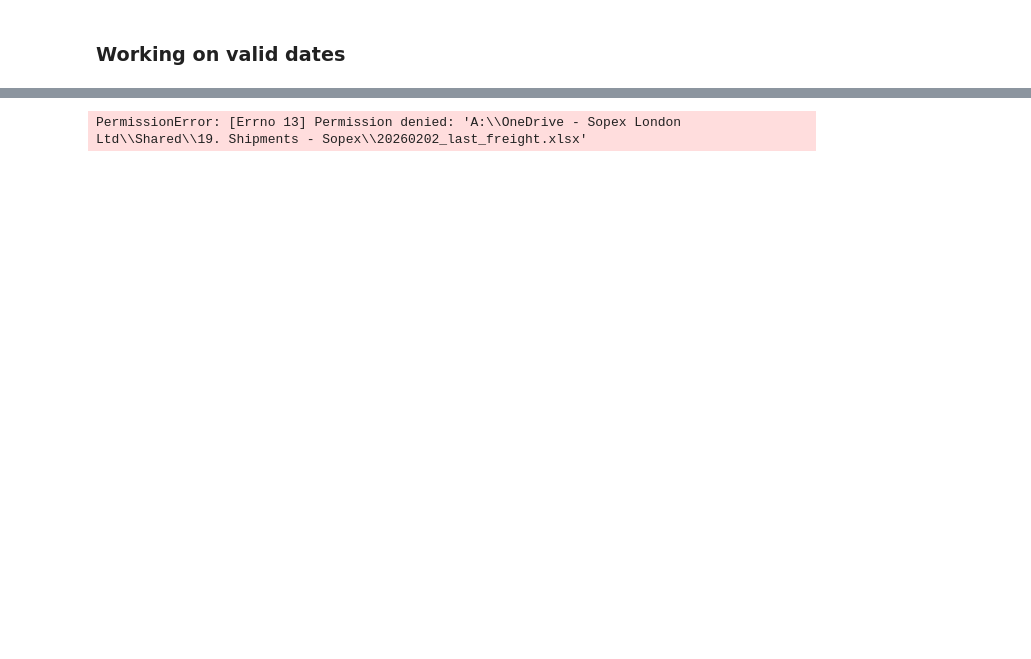
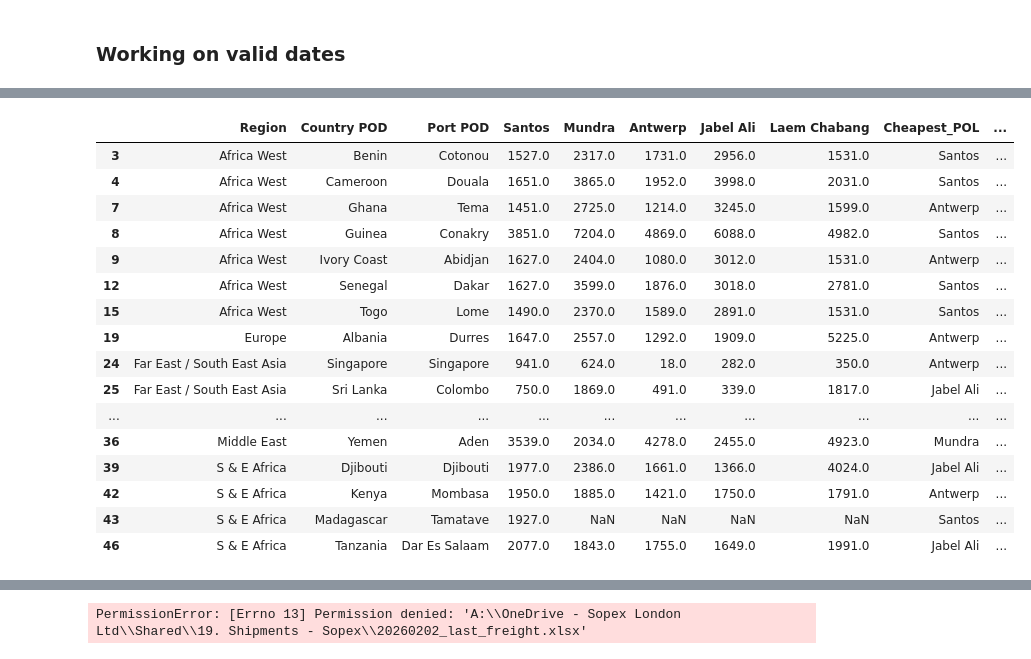
Before and after one commit to raveh13/Freight_Analysis, a Jupyter notebook: Freight_containers_matrix_building_project.ipynb, the cells around one changed output, grey strips where cells are left out. Drawn from its saved outputs; the diff is of its cells as text; code cells hidden in the pictures; blank space fills up the shorter version.

```diff
--- a/Freight_containers_matrix_building_project.ipynb
+++ b/Freight_containers_matrix_building_project.ipynb
@@ -65,0 +44,8 @@ display(freight.info())
+# %%
+freight= df[['Port POL', 'Country POD', 'Port POD',
+             'Freight_All_In_Karen',
+             'Shipping Line',
+             'Standardized', 'Region']].copy()
+
+display(freight.tail())
+print(freight.info())
@@ -176,0 +151,5 @@ df_future.to_excel(full_path, index=False)
+# %%
+pivot_flat = pivot_flat[['Region', 'Country POD','Port POD', 'Santos', 'Mundra','Antwerp', 'Jabel Ali', 'Laem Chabang']].copy()
+
+display(pivot_flat.head())
+print(pivot_flat.info())
@@ -176,0 +202,8 @@ df_future.to_excel(full_path, index=False)
+# %%
+pivot_ports = pivot_flat[pivot_flat["Port POD"].isin(ports_pod_select)].copy()
+
+pivot_ports = pivot_ports.sort_values(["Region", "Country POD", "Port POD"])
+
+pivot_ports.loc[:, pivot_ports.select_dtypes("number").columns] = (pivot_ports.select_dtypes("number").replace(0, np.nan))
+
+display(pivot_ports)
@@ -176,0 +228,7 @@ df_future.to_excel(full_path, index=False)
+# %%
+freight_cols = pivot_ports.select_dtypes("number").columns
+
+pivot_ports["Cheapest_POL"]   = pivot_ports[freight_cols].idxmin(axis=1)
+#pivot_ports["Cheapest_Value"] = pivot_ports[freight_cols].min(axis=1)
+
+display(pivot_ports)
@@ -176,0 +253,30 @@ df_future.to_excel(full_path, index=False)
+# %%
+#Different ports:
+pivot_ports["LQW_Santos"]   = (pivot_ports["Santos"]   / 27).round(1)
+pivot_ports["HQW_Santos"]   = (pivot_ports["Santos"]   / 26).round(1)
+pivot_ports["HQW_India"]    = (pivot_ports["Mundra"]   / 27).round(1)
+pivot_ports["LQW_India"]    = (pivot_ports["Mundra"]   / 27).round(1)
+pivot_ports["HQW_Antwerp"]  = (pivot_ports["Antwerp"]  / 24).round(1)
+pivot_ports["HQW_Jabel_Ali"]   = (pivot_ports["Jabel Ali"] / 26).round(1)
+pivot_ports["HQW_Laem_Chabang"] = (pivot_ports["Laem Chabang"] / 26).round(1)
+
+
+display(pivot_ports)
+# %% [output]
+|  | Region | Country POD | Port POD | Santos | Mundra | Antwerp | Jabel Ali | Laem Chabang | Cheapest_POL | ... |
+| 3 | Africa West | Benin | Cotonou | 1527.0 | 2317.0 | 1731.0 | 2956.0 | 1531.0 | Santos | ... |
+| 4 | Africa West | Cameroon | Douala | 1651.0 | 3865.0 | 1952.0 | 3998.0 | 2031.0 | Santos | ... |
+| 7 | Africa West | Ghana | Tema | 1451.0 | 2725.0 | 1214.0 | 3245.0 | 1599.0 | Antwerp | ... |
+| 8 | Africa West | Guinea | Conakry | 3851.0 | 7204.0 | 4869.0 | 6088.0 | 4982.0 | Santos | ... |
+| 9 | Africa West | Ivory Coast | Abidjan | 1627.0 | 2404.0 | 1080.0 | 3012.0 | 1531.0 | Antwerp | ... |
+| 12 | Africa West | Senegal | Dakar | 1627.0 | 3599.0 | 1876.0 | 3018.0 | 2781.0 | Santos | ... |
+| 15 | Africa West | Togo | Lome | 1490.0 | 2370.0 | 1589.0 | 2891.0 | 1531.0 | Santos | ... |
+| 19 | Europe | Albania | Durres | 1647.0 | 2557.0 | 1292.0 | 1909.0 | 5225.0 | Antwerp | ... |
+| 24 | Far East / South East Asia | Singapore | Singapore | 941.0 | 624.0 | 18.0 | 282.0 | 350.0 | Antwerp | ... |
+| 25 | Far East / South East Asia | Sri Lanka | Colombo | 750.0 | 1869.0 | 491.0 | 339.0 | 1817.0 | Jabel Ali | ... |
+| ... | ... | ... | ... | ... | ... | ... | ... | ... | ... | ... |
+| 36 | Middle East | Yemen | Aden | 3539.0 | 2034.0 | 4278.0 | 2455.0 | 4923.0 | Mundra | ... |
+| 39 | S & E Africa | Djibouti | Djibouti | 1977.0 | 2386.0 | 1661.0 | 1366.0 | 4024.0 | Jabel Ali | ... |
+| 42 | S & E Africa | Kenya | Mombasa | 1950.0 | 1885.0 | 1421.0 | 1750.0 | 1791.0 | Antwerp | ... |
+| 43 | S & E Africa | Madagascar | Tamatave | 1927.0 | NaN | NaN | NaN | NaN | Santos | ... |
+| 46 | S & E Africa | Tanzania | Dar Es Salaam | 2077.0 | 1843.0 | 1755.0 | 1649.0 | 1991.0 | Jabel Ali | ... |
```
Also changed, not shown: parts of 18 cells of this notebook.
